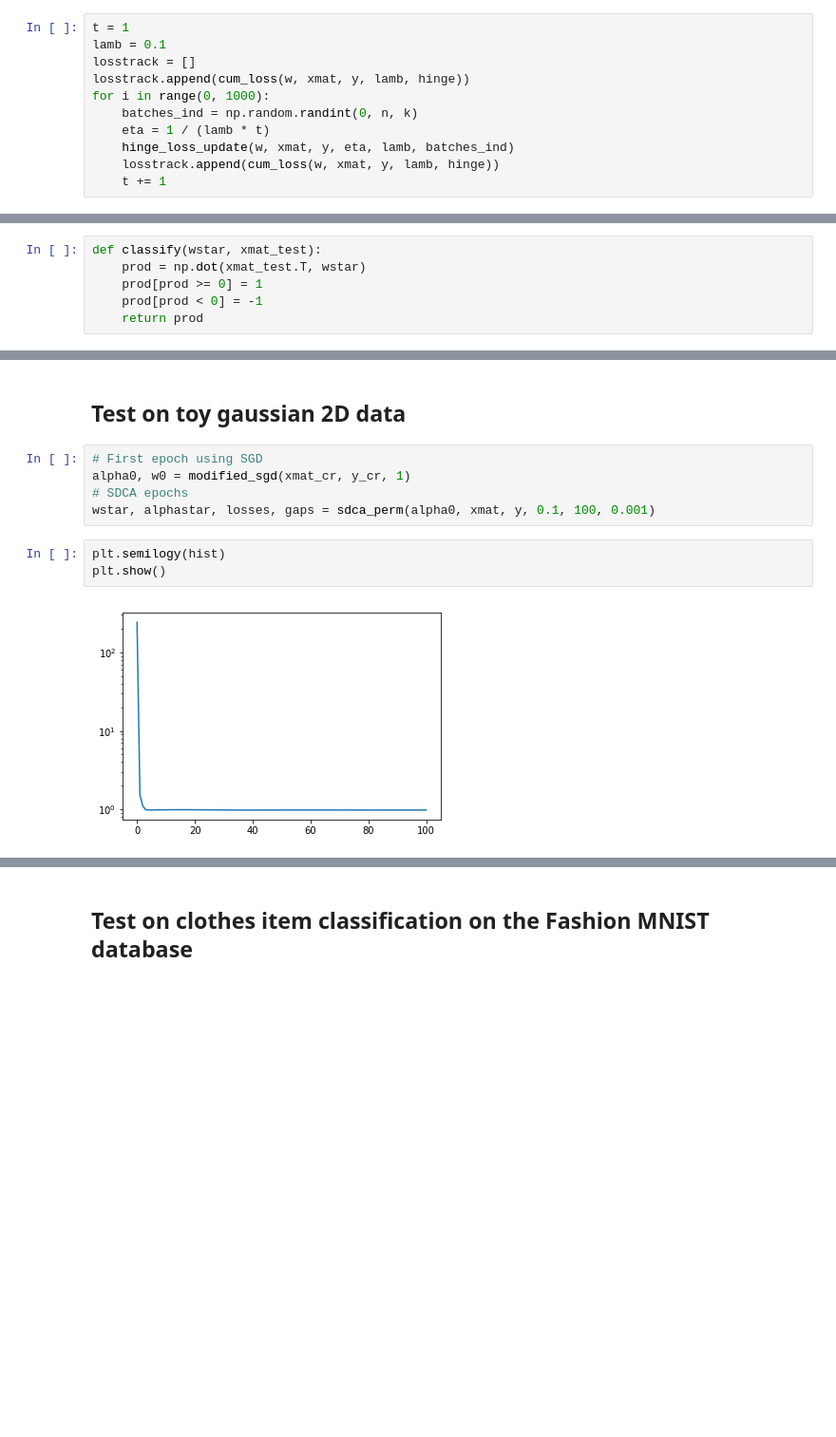
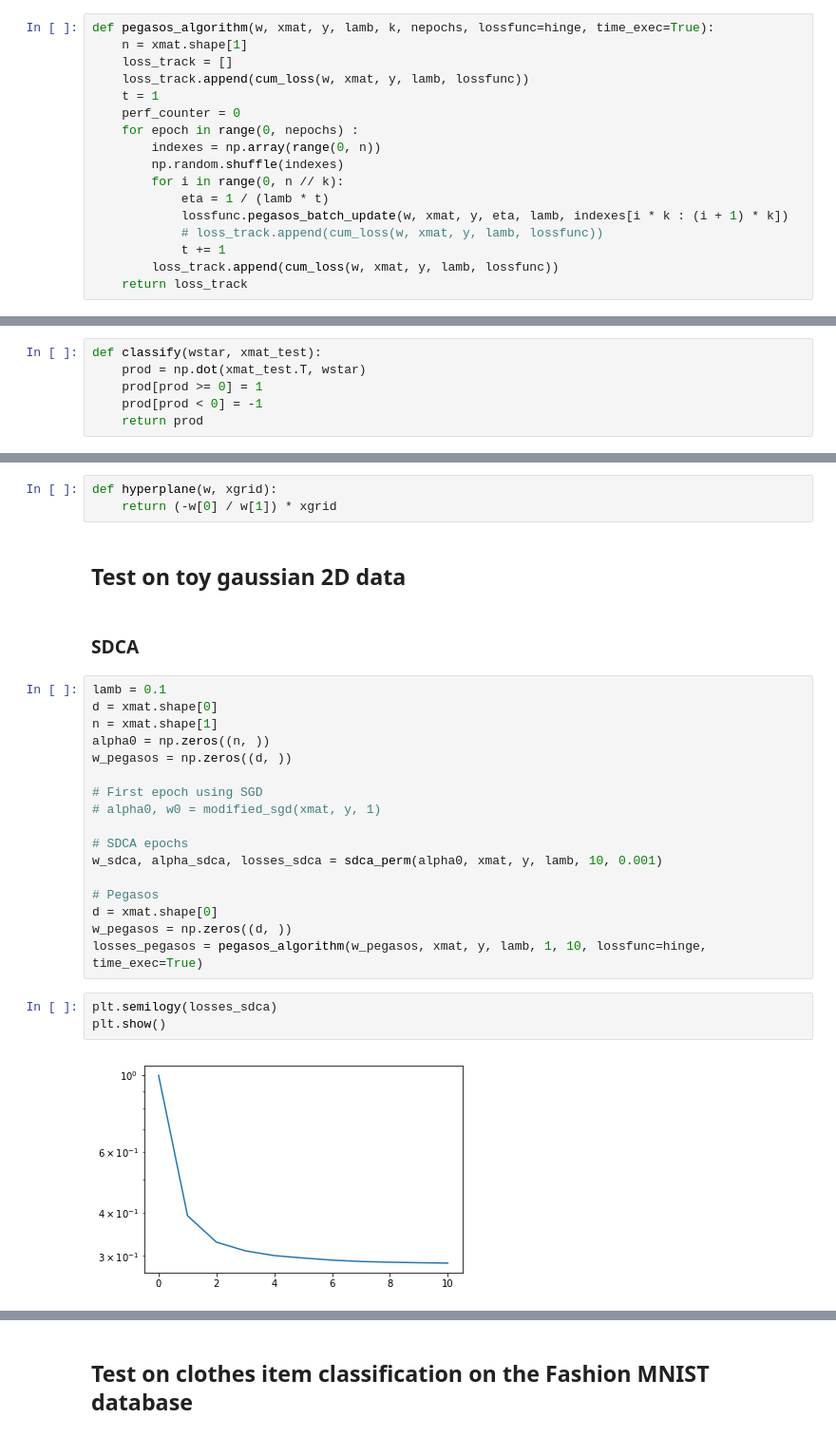
Before and after one commit to BoucheDimitri/SOADML, a Jupyter notebook: SDCA.ipynb, the cells around one changed output, grey strips where cells are left out. Shown at 95% size. Drawn from its saved outputs; the diff is of its cells as text; blank space fills up the shorter version.

```diff
--- a/SDCA.ipynb
+++ b/SDCA.ipynb
@@ -238,11 +230,17 @@ w = np.zeros((d, ))
 # %%
-t = 1
-lamb = 0.1
-losstrack = []
-losstrack.append(cum_loss(w, xmat, y, lamb, hinge))
-for i in range(0, 1000):
-    batches_ind = np.random.randint(0, n, k)
-    eta = 1 / (lamb * t)
-    hinge_loss_update(w, xmat, y, eta, lamb, batches_ind)
-    losstrack.append(cum_loss(w, xmat, y, lamb, hinge))
-    t += 1
+def pegasos_algorithm(w, xmat, y, lamb, k, nepochs, lossfunc=hinge, time_exec=True):
+    n = xmat.shape[1]
+    loss_track = []
+    loss_track.append(cum_loss(w, xmat, y, lamb, lossfunc))
+    t = 1
+    perf_counter = 0
+    for epoch in range(0, nepochs) :
+        indexes = np.array(range(0, n))
+        np.random.shuffle(indexes)
+        for i in range(0, n // k):
+            eta = 1 / (lamb * t)
+            lossfunc.pegasos_batch_update(w, xmat, y, eta, lamb, indexes[i * k : (i + 1) * k])
+            # loss_track.append(cum_loss(w, xmat, y, lamb, lossfunc))
+            t += 1
+        loss_track.append(cum_loss(w, xmat, y, lamb, lossfunc))
+    return loss_track
@@ -293,13 +257,30 @@ def classify(wstar, xmat_test):
+# %%
+def hyperplane(w, xgrid):
+    return (-w[0] / w[1]) * xgrid
 # %% [markdown]
 ## Test on toy gaussian 2D data
-# %%
-# First epoch using SGD
-alpha0, w0 = modified_sgd(xmat_cr, y_cr, 1)
-# SDCA epochs
-wstar, alphastar, losses, gaps = sdca_perm(alpha0, xmat, y, 0.1, 100, 0.001)
+# %% [markdown]
+### SDCA
+# %%
+lamb = 0.1
+d = xmat.shape[0]
+n = xmat.shape[1]
+alpha0 = np.zeros((n, ))
+w_pegasos = np.zeros((d, ))
+
+# First epoch using SGD
+# alpha0, w0 = modified_sgd(xmat, y, 1)
+
+# SDCA epochs
+w_sdca, alpha_sdca, losses_sdca = sdca_perm(alpha0, xmat, y, lamb, 10, 0.001)
+
+# Pegasos
+d = xmat.shape[0]
+w_pegasos = np.zeros((d, ))
+losses_pegasos = pegasos_algorithm(w_pegasos, xmat, y, lamb, 1, 10, lossfunc=hinge, time_exec=True)
 # %%
-plt.semilogy(hist)
+plt.semilogy(losses_sdca)
 plt.show()
 # %% [output]
-[figure, old version]
+[figure, new version]
 # %%
```
Also changed, not shown: parts of 11 cells of this notebook.
